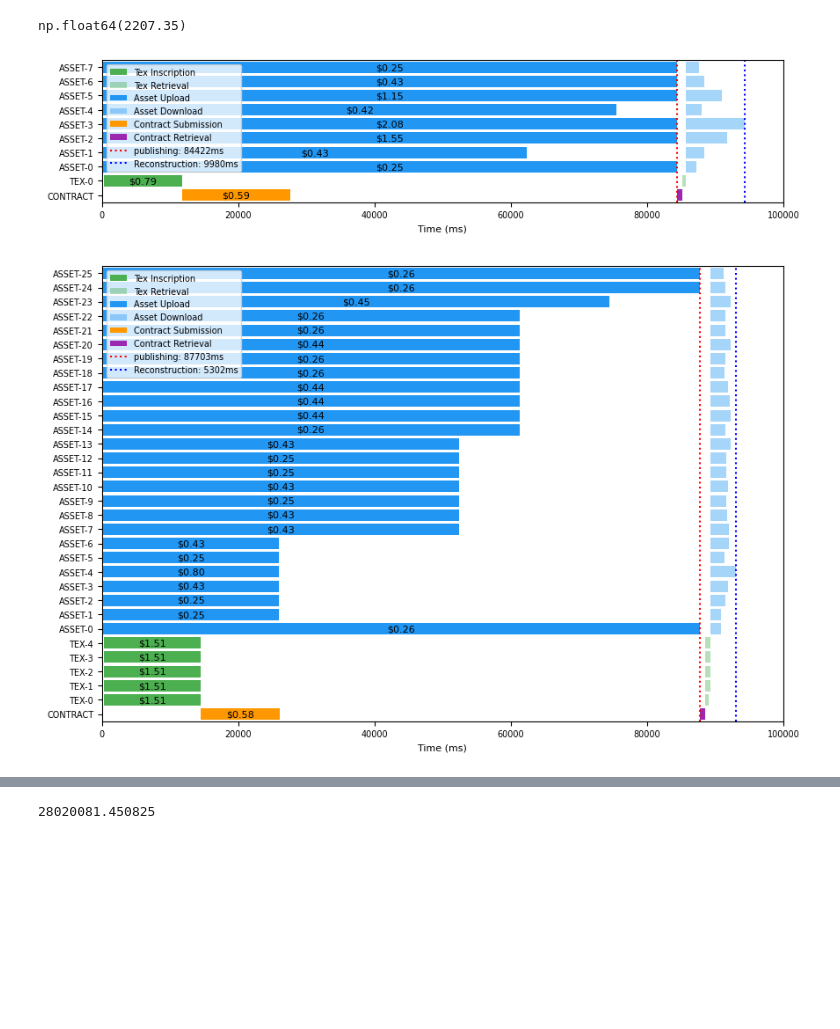
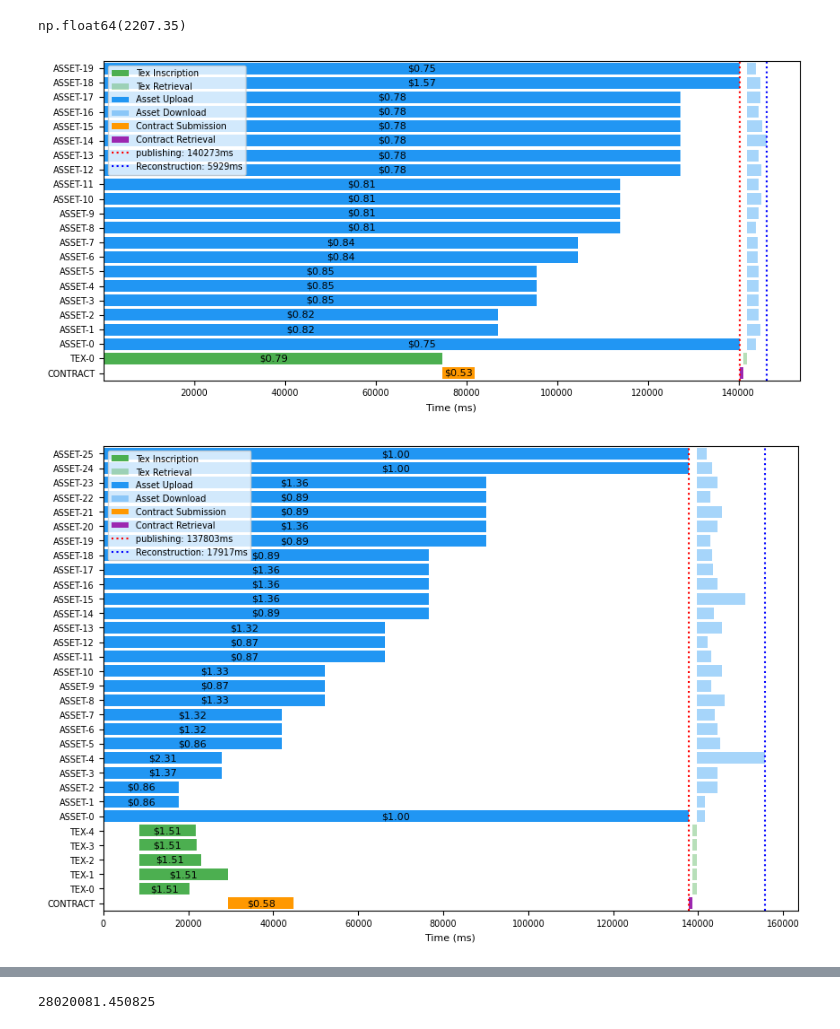
Before and after one commit to thales-must/dapp-ri, a Jupyter notebook: analysis/pipline.ipynb, the cells around one changed output, grey strips where cells are left out. Drawn from its saved outputs; the diff is of its cells as text; code cells hidden in the pictures; blank space fills up the shorter version.

```diff
--- a/analysis/pipline.ipynb
+++ b/analysis/pipline.ipynb
@@ -27,6 +27,9 @@ np.float64(2207.35)
 GAS_PRICE_GWEI = 0.515        # gas price
 ETH_PRICE_USD = 2207.35       # ETH价格
 HEX_XLSX = "files/hex.xlsx"
+SAMPLE_MEDIAN = "files/result_t52604.09731v1.json"
+SAMPLE_MAXIMUM = "files/result_t52603.25100v1.json"
+
 plt.rcParams.update({
     "font.size": 8,
     "axes.labelsize": 8,
@@ -159,40 +162,40 @@ def draw_pipeline(json_file):
 
     line1 = ax.axvline(upload_end, linestyle=":", color="red", label=f"publishing: {upload_end}ms")
 
     line2 = ax.axvline(read_end, linestyle=":", color="blue", label=f"Reconstruction: {read_end- upload_end}ms" )
 
     # =========================
     # 🧾 坐标
     # =========================
     ax.set_yticks(range(len(y_labels)))
     ax.set_yticklabels(y_labels)
     ax.set_xlabel("Time (ms)")
 
     # =========================
     # 🧩 Legend（关键）
     # =========================
 
     legend_elements = [
         Patch(facecolor=colors["tex"], label="Tex Inscription"),
         Patch(facecolor=colors["tex"], alpha=0.4, label="Tex Retrieval"),
         Patch(facecolor=colors["asset"], label="Asset Upload"),
         Patch(facecolor=colors["asset"], alpha=0.4, label="Asset Download"),
         Patch(facecolor=colors["submit"], label="Contract Submission"),
         Patch(facecolor=colors["readContract"], label="Contract Retrieval"),
     ] + [line1, line2]
     ax.set_ylim(-0.5, len(y_labels) - 0.5)
-    ax.set_xlim(0, 100000)
+    # ax.set_xlim(0, 120000)
     ax.legend(handles=legend_elements, loc="upper left")
     # plt.subplots_adjust(left=0.2, right=0.95, top=0.95, bottom=0.1)
     # plt.tight_layout()
     plt.show()
-draw_pipeline("files/result_t32602.22017v2.json")
+draw_pipeline(SAMPLE_MEDIAN)
 # %% [output]
-[figure, old version]
+[figure, new version]
 # %%
-draw_pipeline("files/result_t32603.25100v1.json")
+draw_pipeline(SAMPLE_MAXIMUM)
 # %% [output]
-[figure, old version]
+[figure, new version]
 # %%
 def draw_table_from_json(json_file):
     with open(json_file) as f:
```
Also changed, not shown: parts of 6 cells of this notebook, 14 other files.
